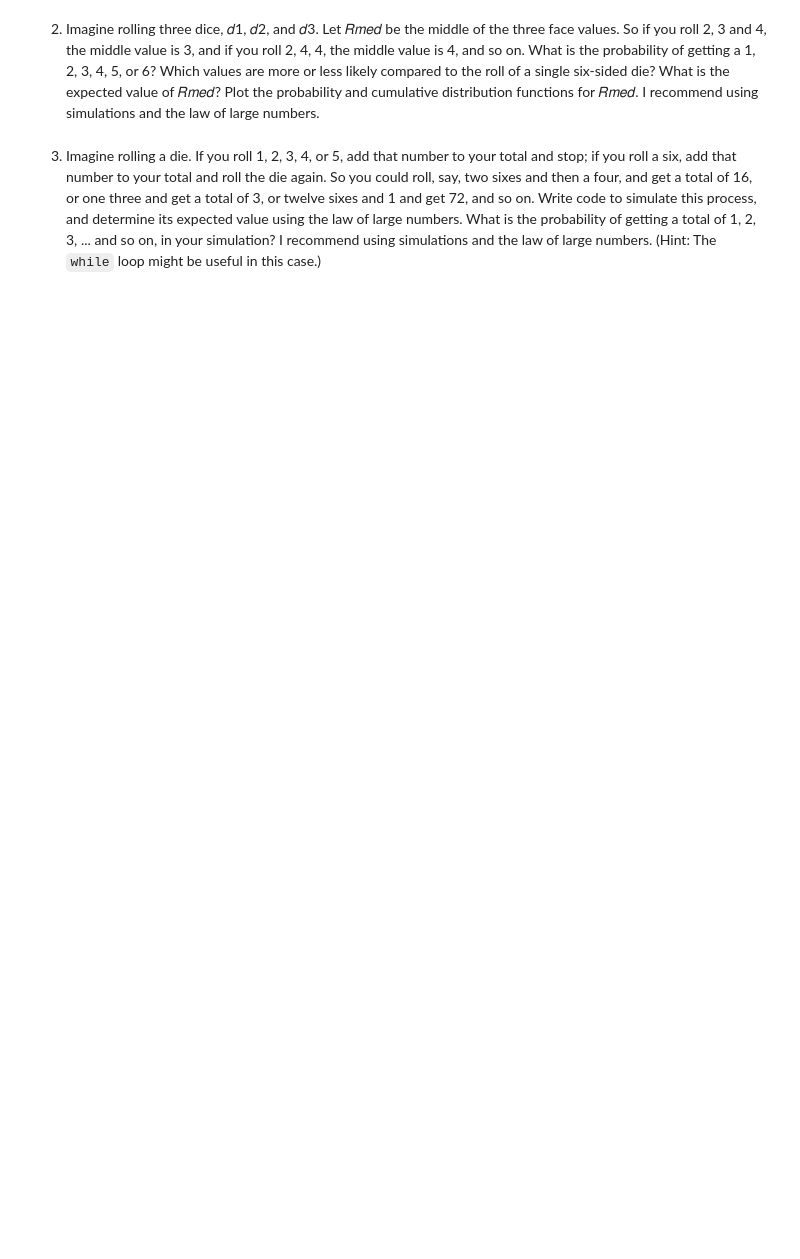
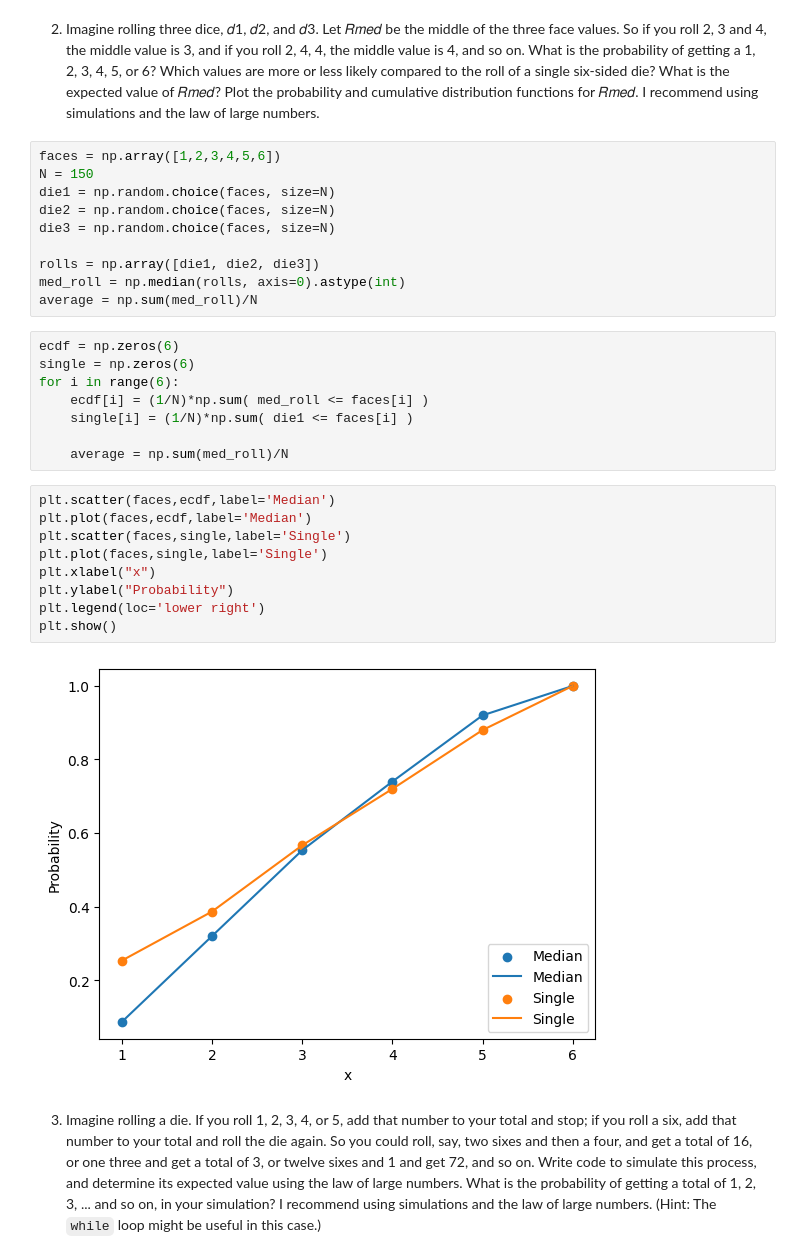
Before and after one commit to pwy7fv/the_bootstrap, a Jupyter notebook: assignment_5.ipynb, the cells around one changed output. Drawn from its saved outputs; the diff is of its cells as text; blank space fills up the shorter version.

```diff
--- a/assignment_5.ipynb
+++ b/assignment_5.ipynb
@@ -61,4 +58,33 @@ plt.show()
 # %% [markdown]
 2. Imagine rolling three dice, 𝑑1, 𝑑2, and 𝑑3. Let 𝑅𝑚𝑒𝑑 be the middle of the three face values. So if you roll 2, 3 and 4, the middle value is 3, and if you roll 2, 4, 4, the middle value is 4, and so on. What is the probability of getting a 1, 2, 3, 4, 5, or 6? Which values are more or less likely compared to the roll of a single six-sided die? What is the expected value of 𝑅𝑚𝑒𝑑? Plot the probability and cumulative distribution functions for 𝑅𝑚𝑒𝑑. I recommend using simulations and the law of large numbers.
+# %%
+faces = np.array([1,2,3,4,5,6])
+N = 150
+die1 = np.random.choice(faces, size=N)
+die2 = np.random.choice(faces, size=N)
+die3 = np.random.choice(faces, size=N)
+
+rolls = np.array([die1, die2, die3])
+med_roll = np.median(rolls, axis=0).astype(int)
+average = np.sum(med_roll)/N
+# %%
+ecdf = np.zeros(6)
+single = np.zeros(6)
+for i in range(6):
+    ecdf[i] = (1/N)*np.sum( med_roll <= faces[i] )
+    single[i] = (1/N)*np.sum( die1 <= faces[i] )
+
+    average = np.sum(med_roll)/N
+# %%
+plt.scatter(faces,ecdf,label='Median')
+plt.plot(faces,ecdf,label='Median')
+plt.scatter(faces,single,label='Single')
+plt.plot(faces,single,label='Single')
+plt.xlabel("x")
+plt.ylabel("Probability")
+plt.legend(loc='lower right')
+plt.show()
+# %% [output]
+[figure, added]
 # %% [markdown]
 3. Imagine rolling a die. If you roll 1, 2, 3, 4, or 5, add that number to your total and stop; if you roll a six, add that number to your total and roll the die again. So you could roll, say, two sixes and then a four, and get a total of 16, or one three and get a total of 3, or twelve sixes and 1 and get 72, and so on. Write code to simulate this process, and determine its expected value using the law of large numbers. What is the probability of getting a total of 1, 2, 3, ... and so on, in your simulation? I recommend using simulations and the law of large numbers.  (Hint: The `while` loop might be useful in this case.)
```
Also changed, not shown: parts of 6 cells of this notebook.
